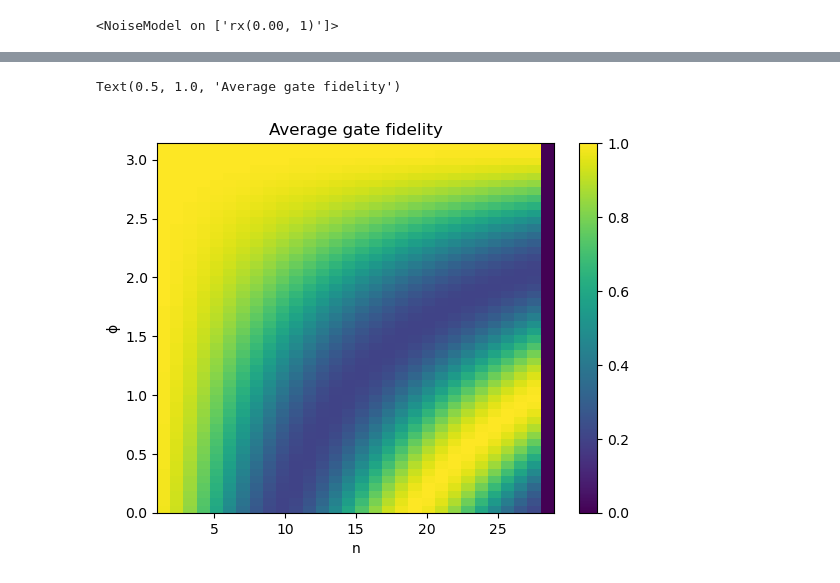
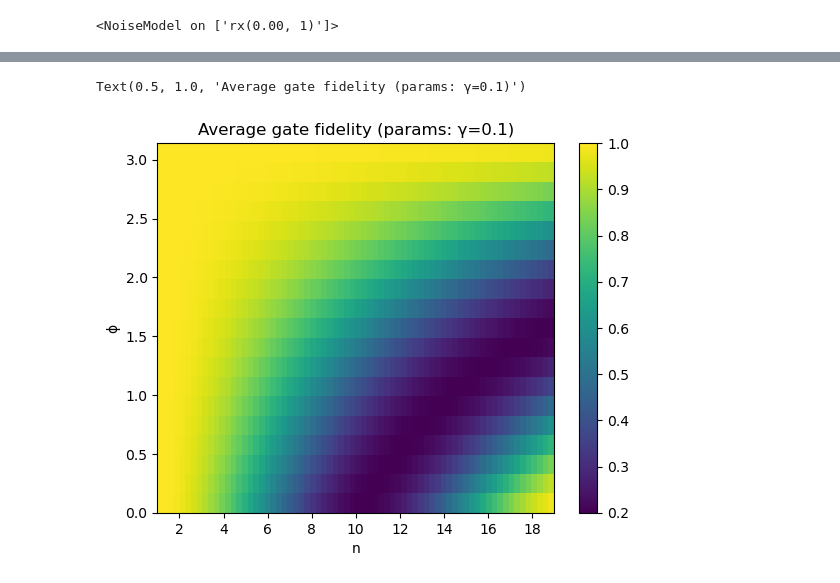
Before and after one commit to arthurostrauss/Quantum_Optimal_Control, a Jupyter notebook: gate_level/spillover_noise_use_case/generic_spillover/analytic_spillover_evolution.ipynb, the cells around one changed output, grey strips where cells are left out. Drawn from its saved outputs; the diff is of its cells as text; code cells hidden in the pictures.

```diff
--- a/gate_level/spillover_noise_use_case/generic_spillover/analytic_spillover_evolution.ipynb
+++ b/gate_level/spillover_noise_use_case/generic_spillover/analytic_spillover_evolution.ipynb
@@ -378,7 +350,3 @@ qc = cycle_circuit(ref_circ(ϕ), γ, n)
 qc.draw("mpl")
 # %% [output]
 [figure]
-# %%
-γ_matrix = np.zeros((2, 2))
-γ_matrix[0, 1] = γ
-print(γ_matrix)
@@ -388,5 +353,5 @@ print(γ_matrix)
 # %%
-backend = noisy_backend(ref_circ(ϕ), γ_matrix, target_subsystem=(0, 1))
+backend = noisy_backend(ref_circ(ϕ), γ_matrix(γ), target_subsystem=(0, 1))
 backend.options.noise_model
 # %% [output]
 <NoiseModel on ['rx(0.00, 1)']>
@@ -424,14 +361,14 @@ gate_fidelities = []
 n = 1
 for γ in γ_range:
     qc = cycle_circuit(ref_circ(ϕ), γ, n)
-    qc_noisy = pm.run(qc)
     backend = noisy_backend(
         ref_circ(ϕ), np.array([[0, γ], [0, 0]]), target_subsystem=(0, 1)
     )
-    noisy_unitary = backend.run(qc_noisy).result().get_unitary()
-    ideal_unitary = AerSimulator().run(qc_noisy).result().get_unitary()
+    noisy_unitary = backend.run(qc).result().get_unitary()
+    ideal_unitary = AerSimulator().run(qc).result().get_unitary()
     gate_fidelities.append(average_gate_fidelity(noisy_unitary, ideal_unitary))
 
 plt.plot(γ_range, gate_fidelities, "o-")
 plt.xlabel("γ")
 plt.ylabel("Average gate fidelity")
+plt.title(f"Average gate fidelity for different values of γ (params: ϕ={ϕ}, n={n})")
@@ -441,17 +375,14 @@ Text(0, 0.5, 'Average gate fidelity')
 # %%
 # Heatmap for fidelity: γ and ϕ
-ϕ_range = np.linspace(0, np.pi, 200)
-γ_range = np.linspace(0, 10, 200)
-fidelities = np.zeros((200, 200))
+ϕ_range = np.linspace(0, np.pi, 20)
+γ_range = np.linspace(0, 1, 10)
+fidelities = np.zeros((20, 10))
 for i, ϕ in enumerate(ϕ_range):
     for j, γ in enumerate(γ_range):
         qc = cycle_circuit(ref_circ(ϕ), γ, n)
-        qc_noisy = pm.run(qc)
-        backend = noisy_backend(
-            ref_circ(ϕ), np.array([[0, γ], [0, 0]]), target_subsystem=(0, 1)
-        )
-        noisy_unitary = backend.run(qc_noisy).result().get_unitary()
-        ideal_unitary = AerSimulator().run(qc_noisy).result().get_unitary()
+        backend = noisy_backend(ref_circ(ϕ), γ_matrix(γ), target_subsystem=(0, 1))
+        noisy_unitary = backend.run(qc).result().get_unitary()
+        ideal_unitary = AerSimulator().run(qc).result().get_unitary()
         fidelities[i, j] = average_gate_fidelity(noisy_unitary, ideal_unitary)
 
 plt.imshow(
@@ -493,26 +418,27 @@ Text(0.5, 1.0, 'Average gate fidelity')
 # %%
 # Heatmap for fidelity: ϕ and n
-n_range = range(1, 30)
-ϕ_range = np.linspace(0, np.pi, 50)
-fidelities = np.zeros((50, 30))
+n_range = np.arange(1, 20)
+ϕ_range = np.linspace(0, np.pi, 70)
+
+fidelities = np.zeros((ϕ_range.size, n_range.size))
 γ = 0.1
 for i, ϕ in enumerate(ϕ_range):
     for j, n in enumerate(n_range):
         qc = cycle_circuit(ref_circ(ϕ), γ, n)
-        backend = noisy_backend(
-            ref_circ(ϕ), np.array([[0, γ], [0, 0]]), target_subsystem=(0, 1)
-        )
+        backend = noisy_backend(ref_circ(ϕ), γ_matrix(γ), target_subsystem=(0, 1))
         noisy_unitary = backend.run(qc).result().get_unitary()
         ideal_unitary = AerSimulator().run(qc).result().get_unitary()
         fidelities[i, j] = average_gate_fidelity(noisy_unitary, ideal_unitary)
 
 plt.imshow(
-    fidelities, extent=(n_range[0], n_range[-1], ϕ_range[0], ϕ_range[-1]), aspect="auto"
+    fidelities.T,
+    extent=(n_range[0], n_range[-1], ϕ_range[0], ϕ_range[-1]),
+    aspect="auto",
 )
 plt.colorbar()
 plt.xlabel("n")
 plt.ylabel("ϕ")
-plt.title("Average gate fidelity")
+plt.title(f"Average gate fidelity (params: γ={γ})")
 # %% [output]
-Text(0.5, 1.0, 'Average gate fidelity')
+Text(0.5, 1.0, 'Average gate fidelity (params: γ=0.1)')
-[figure, old version]
+[figure, new version]
```
Also changed, not shown: parts of 19 cells of this notebook, 9 other files.
